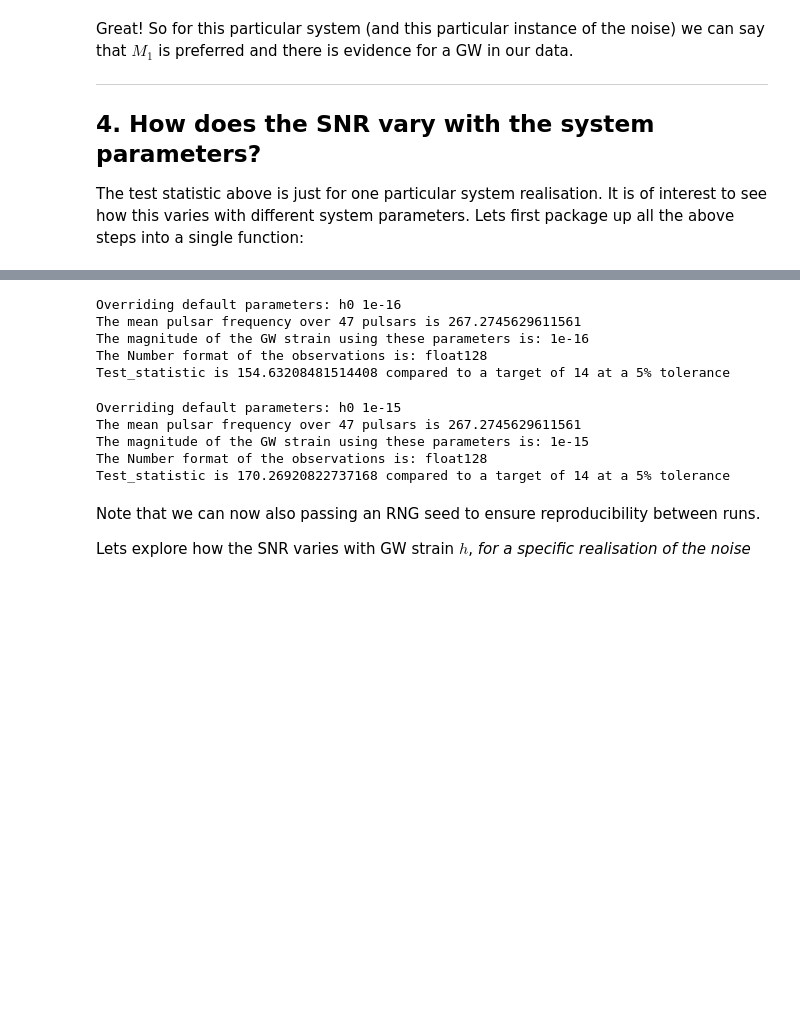
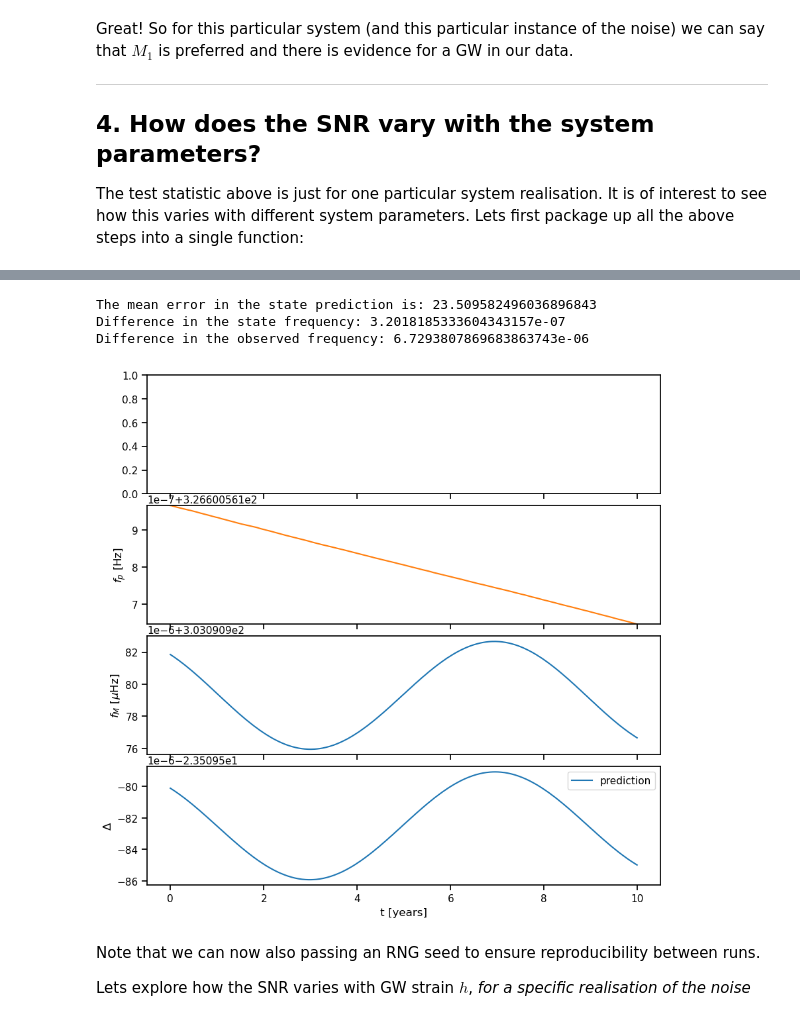
Before and after one commit to tomkimpson/PulsarKF, a Jupyter notebook: notebooks/GW-Detection-with-UKF.ipynb, the cells around one changed output, grey strips where cells are left out. Saved outputs shown, nothing was run; the diff lists cells and outputs as text; code cells hidden in the pictures; blank space fills up the shorter version.

```diff
--- a/notebooks/GW-Detection-with-UKF.ipynb
+++ b/notebooks/GW-Detection-with-UKF.ipynb
@@ -285,9 +285,13 @@ parameters = {"omega":   observations.omega_GW,
 
 #This is the likelihood of the alternative hypothesis
 model_likelihood = KF.ll_on_data(parameters,"alternative")
+model_predictions = KF.state_array
+print("model likelihood=",model_likelihood)
 
 #This is the likelihood of the null hypothesis
 null_likelihood = KF.ll_on_data(parameters,"null")
+null_predictions = KF.state_array
+print("null likelihood=",null_likelihood)
 
 #and the test statistic
 test_statistic = 2 * (model_likelihood - null_likelihood)
@@ -509,24 +458,10 @@ Test_statistic is 98.2895253712905 compared to a target of 14 at a 5% tolerance
-# %%
-
-override_parameters = {"h0": 1e-16}
-seed = 1234
-TS = go(override_parameters,seed)
-# %% [output]
-Overriding default parameters: h0 1e-16
-The mean pulsar frequency over 47 pulsars is 267.2745629611561
-The magnitude of the GW strain using these parameters is: 1e-16
-The Number format of the observations is: float128
-Test_statistic is 154.63208481514408 compared to a target of 14 at a 5% tolerance
-# %%
-override_parameters = {"h0": 1e-15}
-seed = 1234
-TS = go(override_parameters,seed)
-# %% [output]
-Overriding default parameters: h0 1e-15
-The mean pulsar frequency over 47 pulsars is 267.2745629611561
-The magnitude of the GW strain using these parameters is: 1e-15
-The Number format of the observations is: float128
-Test_statistic is 170.26920822737168 compared to a target of 14 at a 5% tolerance
+# %%
+observations.plot_observations(psr_index=2,KF_predictions = model_predictions) #Can plot this
+# %% [output]
+The mean error in the state prediction is: 23.509582496036896843
+Difference in the state frequency: 3.2018185333604343157e-07
+Difference in the observed frequency: 6.7293807869683863743e-06
+[figure, added]
 # %% [markdown]
 Note that we can now also passing an RNG seed to ensure reproducibility between runs.
 
```
Also changed, not shown: parts of 13 cells of this notebook, 12 other files.
